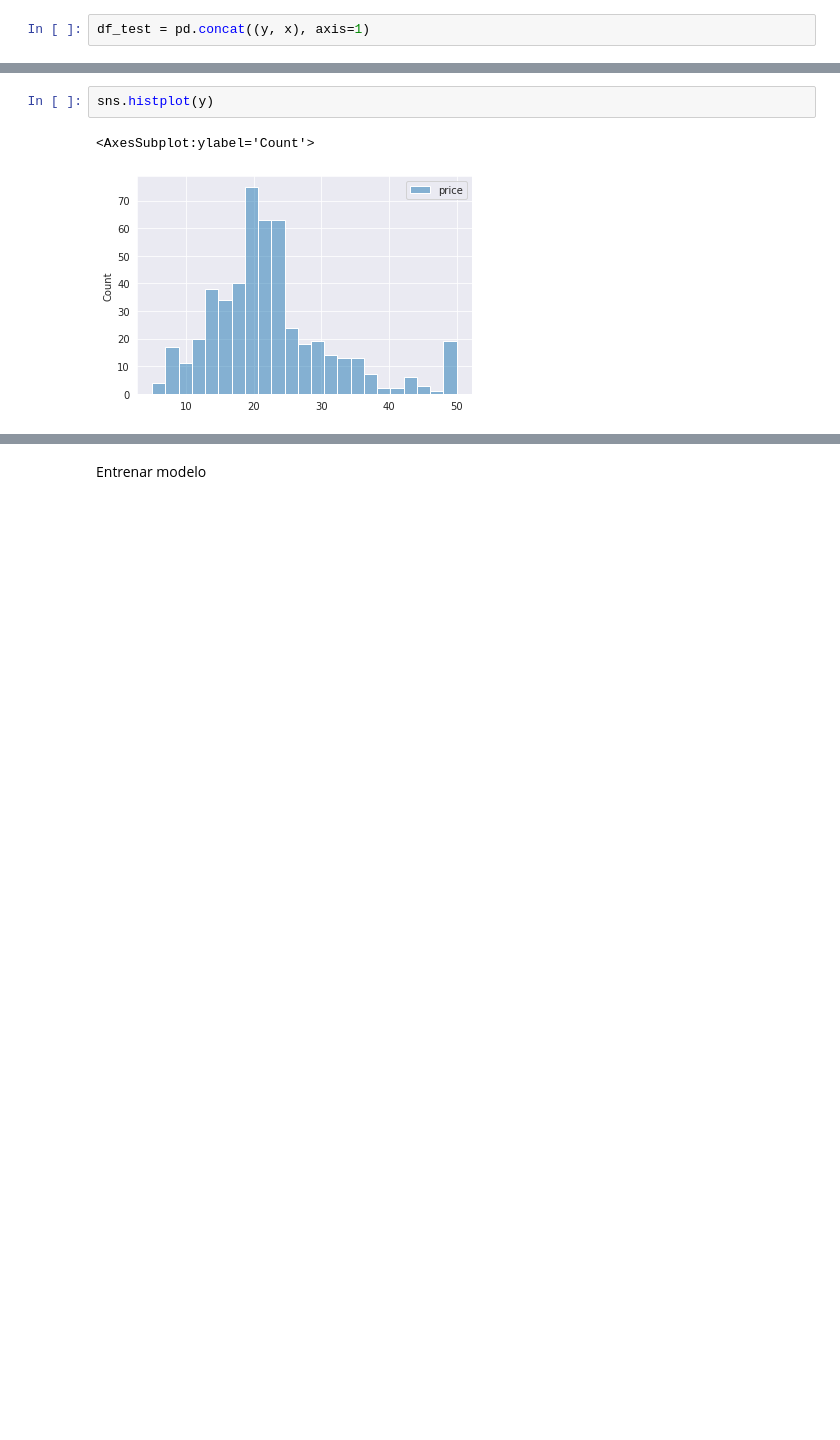
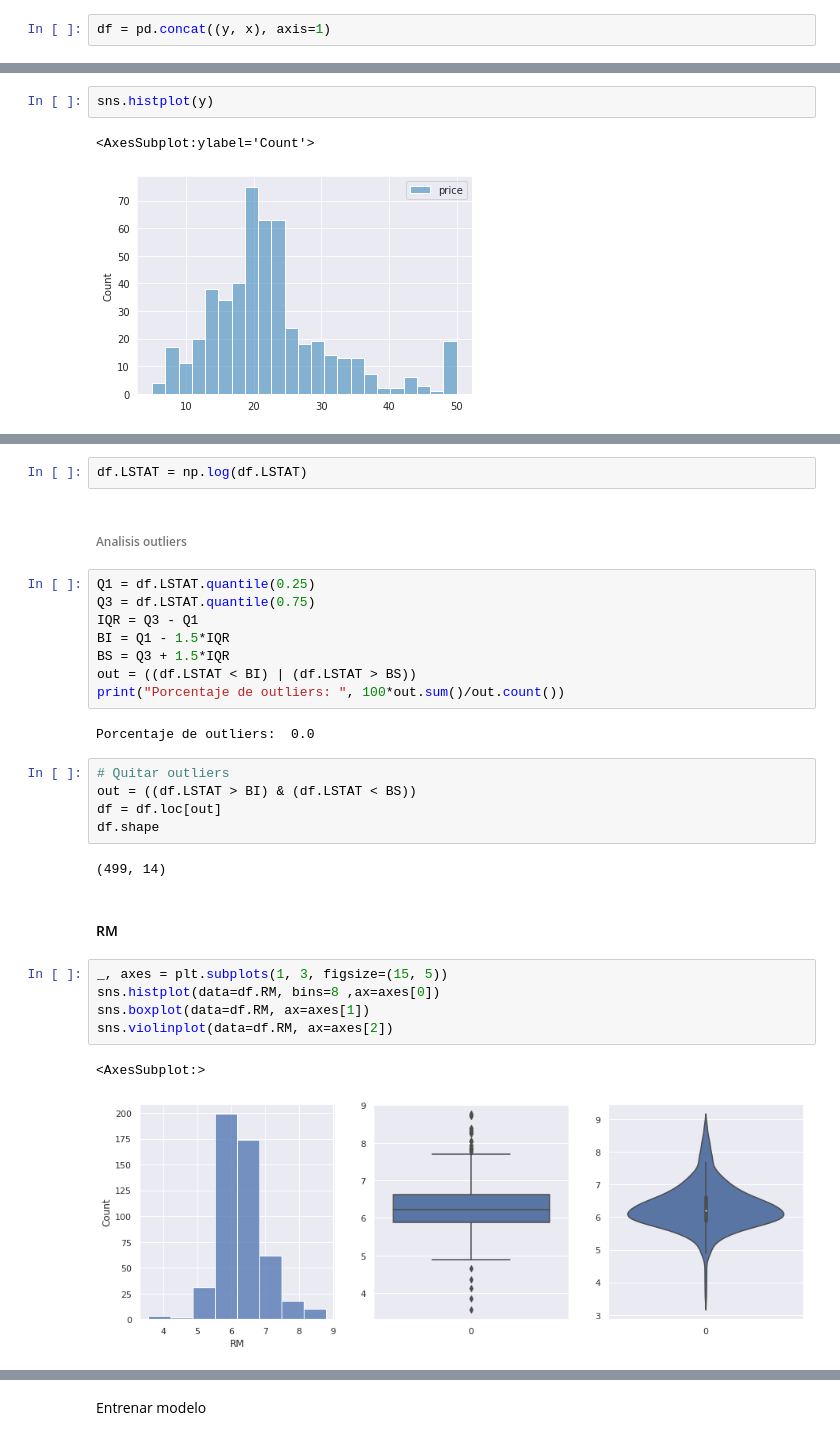
Before and after one commit to jeo10/datamining-frt, a Jupyter notebook: dataset_boston/data_boston.ipynb, the cells around one changed output, grey strips where cells are left out. Drawn from its saved outputs; the diff is of its cells as text; blank space fills up the shorter version.

```diff
--- a/dataset_boston/data_boston.ipynb
+++ b/dataset_boston/data_boston.ipynb
@@ -35,5 +38,5 @@ y.shape
 # %% [output]
 (506, 1)
 # %%
-df_test = pd.concat((y, x), axis=1)
+df = pd.concat((y, x), axis=1)
 # %%
@@ -64,0 +90,31 @@ sns.histplot(y)
+# %%
+df.LSTAT = np.log(df.LSTAT)
+# %% [markdown]
+###### Analisis outliers
+# %%
+Q1 = df.LSTAT.quantile(0.25)
+Q3 = df.LSTAT.quantile(0.75)
+IQR = Q3 - Q1
+BI = Q1 - 1.5*IQR
+BS = Q3 + 1.5*IQR
+out = ((df.LSTAT < BI) | (df.LSTAT > BS))
+print("Porcentaje de outliers: ", 100*out.sum()/out.count())
+# %% [output]
+Porcentaje de outliers:  0.0
+# %%
+# Quitar outliers
+out = ((df.LSTAT > BI) & (df.LSTAT < BS))
+df = df.loc[out]
+df.shape
+# %% [output]
+(499, 14)
+# %% [markdown]
+#### RM
+# %%
+_, axes = plt.subplots(1, 3, figsize=(15, 5))
+sns.histplot(data=df.RM, bins=8 ,ax=axes[0])
+sns.boxplot(data=df.RM, ax=axes[1])
+sns.violinplot(data=df.RM, ax=axes[2])
+# %% [output]
+<AxesSubplot:>
+[figure, added]
```
Also changed, not shown: parts of 103 cells of this notebook.
